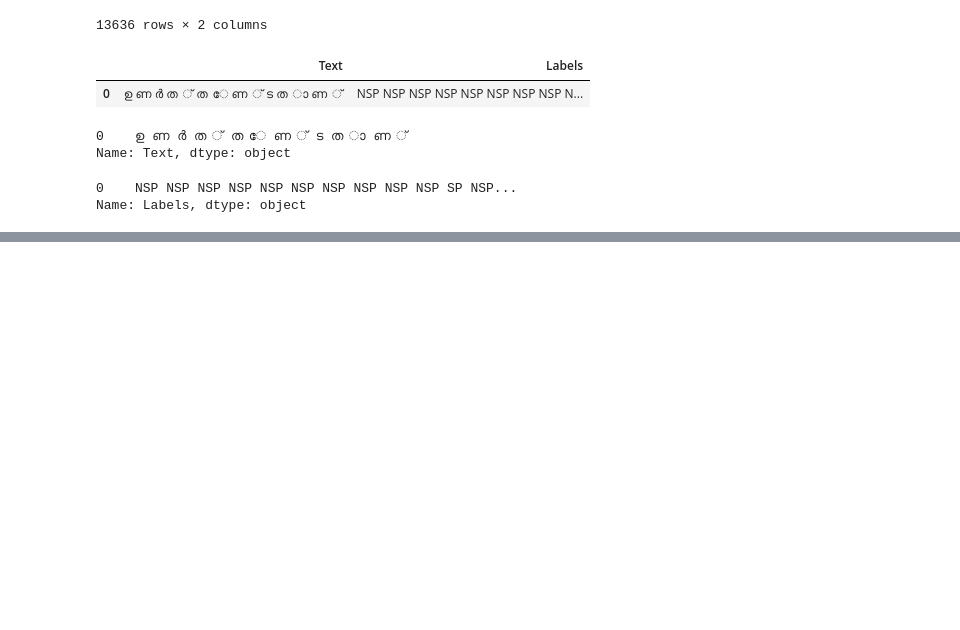
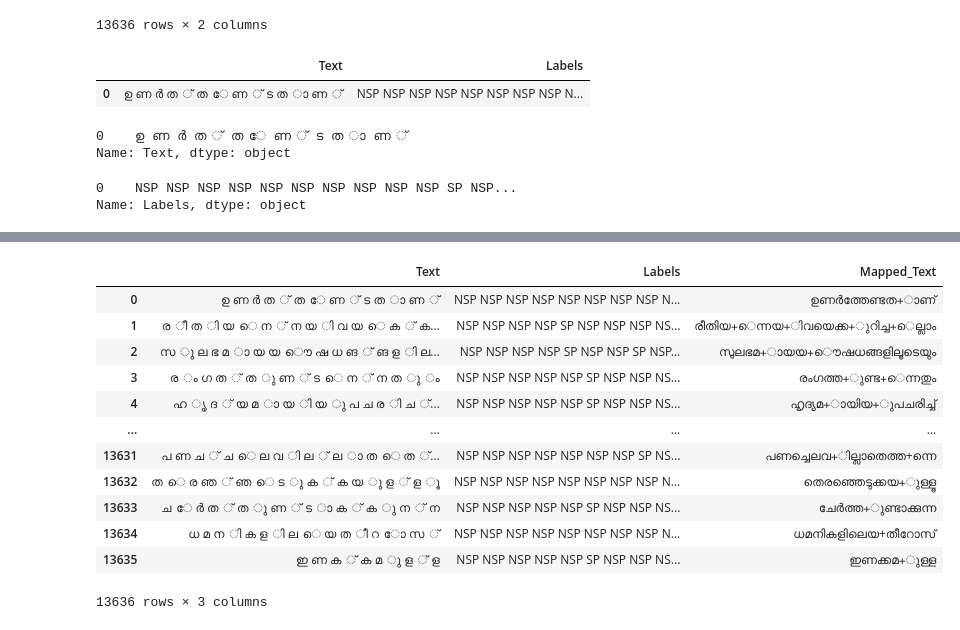
Before and after one commit to KkayCodes/IIT-H-ILP, a Jupyter notebook: misc/Test_runner.ipynb, the cells around one changed output, grey strips where cells are left out. Saved outputs shown, nothing was run; the diff lists cells and outputs as text; code cells hidden in the pictures; blank space fills up the shorter version.

```diff
--- a/misc/Test_runner.ipynb
+++ b/misc/Test_runner.ipynb
@@ -115,0 +118,19 @@ FileNotFoundError: [Errno 2] No such file or directory: 'malayalam_dataset.unkno
+# %%
+ import pandas
+ dataframe_df = pandas.read_csv('output_with_mapping.csv')
+
+ dataframe_df
+# %% [output]
+|  | Text | Labels | Mapped_Text |
+| 0 | ഉ ണ ർ ത ് ത േ ണ ് ട ത ാ ണ ് | NSP NSP NSP NSP NSP NSP NSP NSP N... | ഉണർത്തേണ്ടത+ാണ് |
+| 1 | ര ീ ത ി യ െ ന ് ന യ ി വ യ െ ക ് ക... | NSP NSP NSP NSP SP NSP NSP NSP NS... | രീതിയ+െന്നയ+ിവയെക്ക+ുറിച്ച+െല്ലാം |
+| 2 | സ ു ല ഭ മ ാ യ യ ൌ ഷ ധ ങ ് ങ ള ി ല... | NSP NSP NSP NSP SP NSP NSP SP NSP... | സുലഭമ+ായയ+ൌഷധങ്ങളിലൂടെയും |
+| 3 | ര ം ഗ ത ് ത ു ണ ് ട െ ന ് ന ത ു ം | NSP NSP NSP NSP NSP SP NSP NSP NS... | രംഗത്ത+ുണ്ട+െന്നതും |
+| 4 | ഹ ൃ ദ ് യ മ ാ യ ി യ ു പ ച ര ി ച ്... | NSP NSP NSP NSP NSP SP NSP NSP NS... | ഹൃദ്യമ+ായിയ+ുപചരിച്ച് |
+| ... | ... | ... | ... |
+| 13631 | പ ണ ച ് ച െ ല വ ി ല ് ല ാ ത െ ത ്... | NSP NSP NSP NSP NSP NSP NSP SP NS... | പണച്ചെലവ+ില്ലാതെത്ത+ന്നെ |
+| 13632 | ത െ ര ഞ ് ഞ െ ട ു ക ് ക യ ു ള ് ള ൂ | NSP NSP NSP NSP NSP NSP NSP NSP N... | തെരഞ്ഞെടുക്കയ+ുള്ളൂ |
+| 13633 | ച േ ർ ത ് ത ു ണ ് ട ാ ക ് ക ു ന ് ന | NSP NSP NSP NSP NSP SP NSP NSP NS... | ചേർത്ത+ുണ്ടാക്കുന്ന |
+| 13634 | ധ മ ന ി ക ള ി ല െ യ ത ീ റ ോ സ ് | NSP NSP NSP NSP NSP NSP NSP NSP N... | ധമനികളിലെയ+തീറോസ് |
+| 13635 | ഇ ണ ക ് ക മ ു ള ് ള | NSP NSP NSP NSP NSP SP NSP NSP NS... | ഇണക്കമ+ുള്ള |
+13636 rows × 3 columns
```
Also changed, not shown: parts of 6 cells of this notebook, 26 other files.
